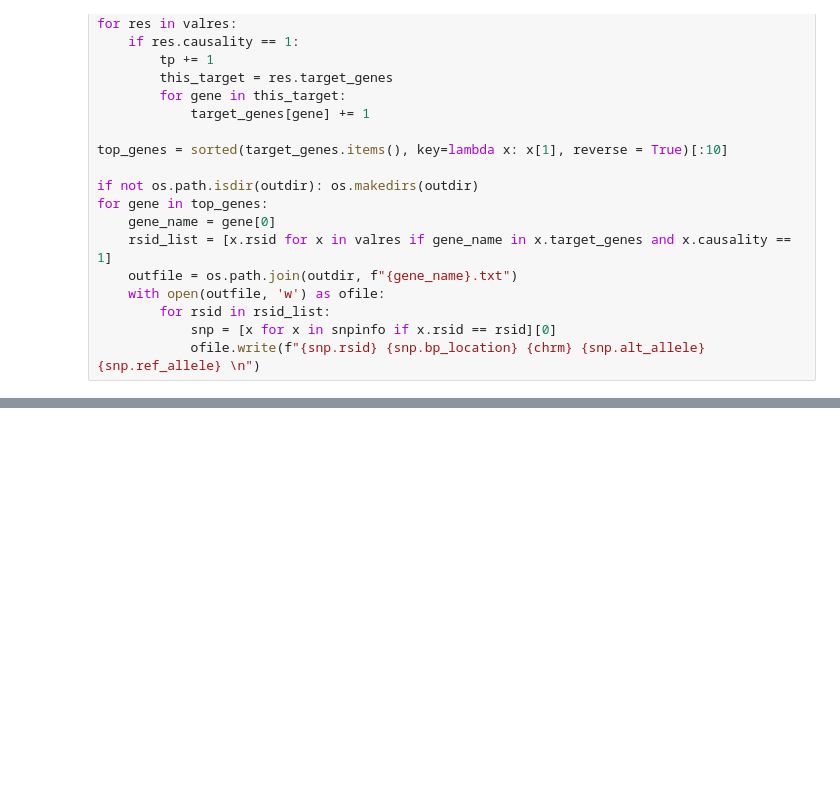
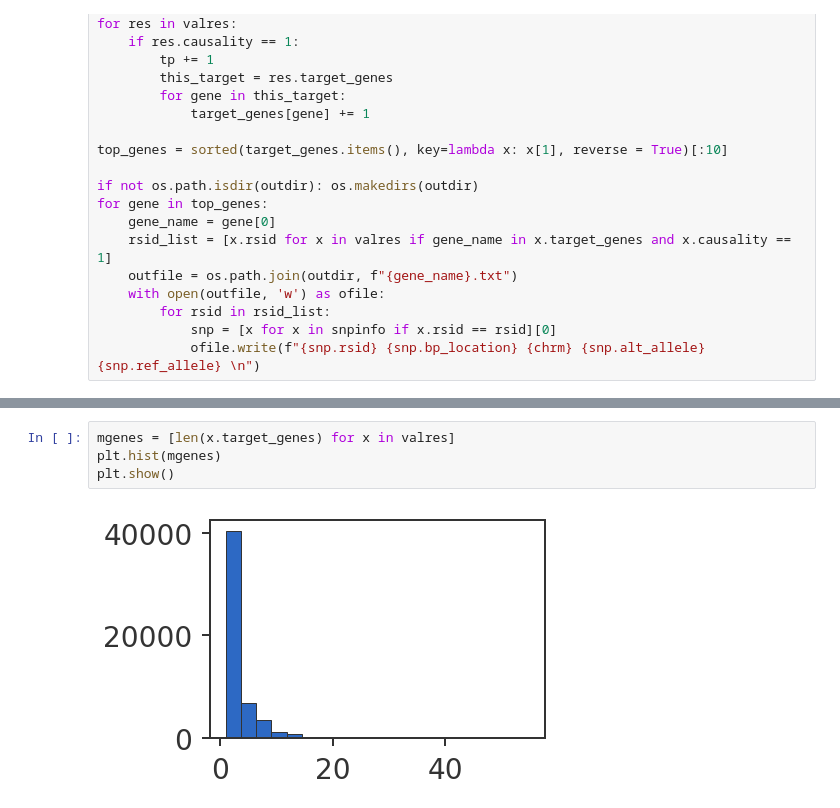
Before and after one commit to banskt/trans-eqtl-pipeline, a Jupyter notebook: devtools/validation_res.ipynb, the cells around one changed output, grey strips where cells are left out. Drawn from its saved outputs; the diff is of its cells as text; blank space fills up the shorter version.

```diff
--- a/devtools/validation_res.ipynb
+++ b/devtools/validation_res.ipynb
@@ -199,0 +195,6 @@ print(myproc)
+# %%
+mgenes = [len(x.target_genes) for x in valres]
+plt.hist(mgenes)
+plt.show()
+# %% [output]
+[figure, added]
```
Also changed, not shown: parts of 5 cells of this notebook, 6 other files.
